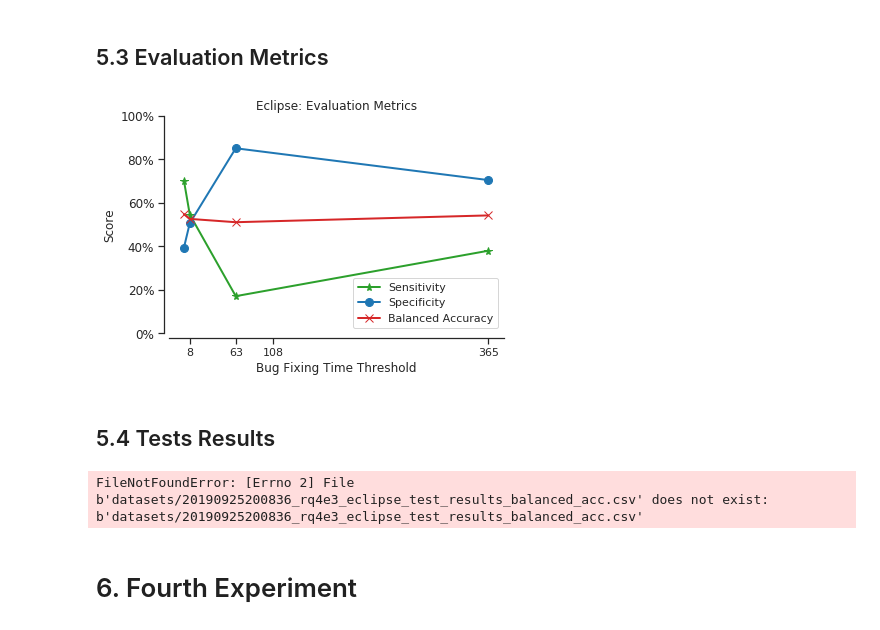
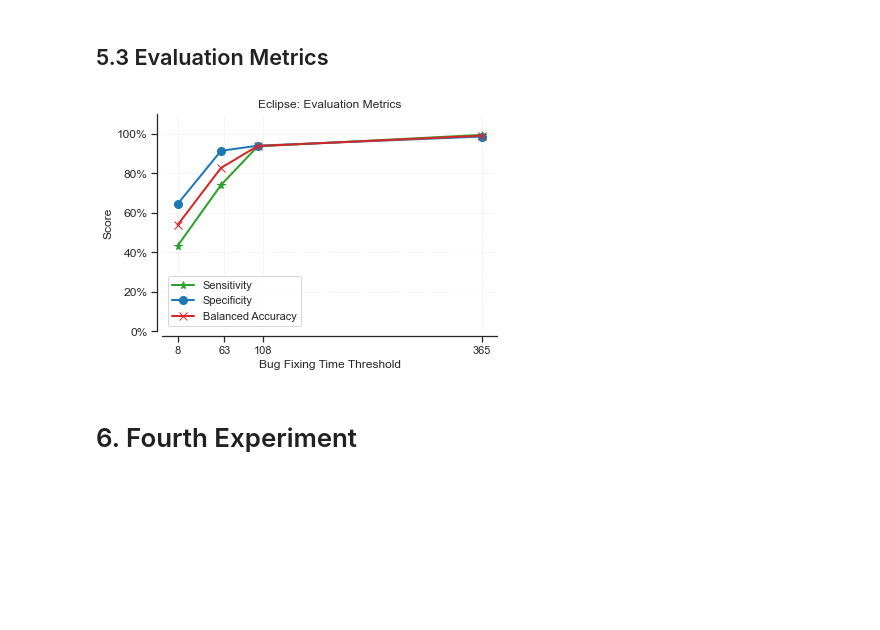
Before and after one commit to gomesluiz/long-lived-bug-predictor, a Jupyter notebook: notebooks/20200917_long_lived_prediction_rq4_data_analysis.ipynb, the cells around one changed output. Drawn from its saved outputs; the diff is of its cells as text; code cells hidden in the pictures; blank space fills up the shorter version.

```diff
--- a/notebooks/20200917_long_lived_prediction_rq4_data_analysis.ipynb
+++ b/notebooks/20200917_long_lived_prediction_rq4_data_analysis.ipynb
@@ -354,10 +311,12 @@ def plot_line(x_ticks, x_label, experiment, data, id_var):
 
     plt.yticks(fontsize=SMALL_SIZE)
     plt.ylabel('Score', fontsize=SMALL_SIZE)
-    plt.ylim(0, 1)
+    plt.ylim(0, 1.1)
     plt.gca().set_yticklabels(['{:.0f}%'.format(x*100) for x in plt.gca().get_yticks()])
+    plt.grid(linestyle='--', linewidth=0.5, alpha=0.5)
+
 
     plt.title("Eclipse: Evaluation Metrics", fontsize=SMALL_SIZE)
     plt.legend()
-    plt.savefig(f"figures/rq4e{experiment}-eclipse-evaluation-metrics.pdf", format="pdf", dpi=600, bbox_inches='tight')
+    plt.savefig(f"../output/figures/rq4e{experiment}-eclipse-evaluation-metrics.pdf", format="pdf", dpi=600, bbox_inches='tight')
 # %%
@@ -408,7 +351,6 @@ Every bug which its report have indicated that the number of days to resolve is
 ## 5.2 Review Data
 # %%
 eclipse_metrics_in_train = pd.read_csv("../output/data/20200916_r4_3b_predict_long_lived_bug_train_final.csv", sep=",")
-eclipse_metrics_in_train = eclipse_metrics_in_train.loc[eclipse_metrics_in_train.classifier == 'svm']
 eclipse_metrics_in_train.head()
 # %% [output]
 |  | tn | fp | fn | tp | Resample | acc | sensitivity | specificity | balanced_acc | ... |
@@ -428,14 +370,0 @@ Name: threshold, dtype: int64
-# %%
-eclipse_best_metrics_in_train = pd.DataFrame()
-for threshold in [365, 102, 59, 8]:
-    eclipse_metrics_in_train_filtered  = eclipse_metrics_in_train.loc[eclipse_metrics_in_train.threshold == threshold]
-    eclipse_metrics_in_train_grouped   = eclipse_metrics_in_train_filtered.groupby(['feature', 'balancing', 'max_term', 'threshold']).agg({'balanced_acc': 'mean'})
-    eclipse_metrics_in_train_flattened = eclipse_metrics_in_train_grouped.reset_index()
-
-    if eclipse_best_metrics_in_train.empty:
-       eclipse_best_metrics_in_train = pd.DataFrame(columns=eclipse_metrics_in_train_flattened.columns)
-
-    eclipse_best_metrics_in_train.loc[eclipse_best_metrics_in_train.size] = eclipse_metrics_in_train_flattened.iloc[0]
-
-eclipse_metrics_in_train=pd.merge(eclipse_metrics_in_train, eclipse_best_metrics_in_train[['feature', 'balancing', 'max_term', 'threshold']], on=['feature', 'balancing', 'max_term', 'threshold'])
-eclipse_metrics_in_train.head(20)
@@ -473,0 +371,4 @@ display(eclipse_metrics_in_train_flattened)
+# %%
+eclipse_metrics_in_train_summarized = eclipse_metrics_in_train.groupby(['classifier', 'feature', 'balancing', 'metric', 'max_term', 'threshold']).agg({'sensitivity': 'mean', 'specificity':'mean', 'balanced_acc': 'mean'})
+eclipse_metrics_in_train_summarized = eclipse_metrics_in_train_summarized.reset_index()
+eclipse_metrics_in_train_summarized.sort_values('balanced_acc', ascending=False)
@@ -474,25 +381,9 @@ display(eclipse_metrics_in_train_flattened)
 # %% [markdown]
 ## 5.3 Evaluation Metrics
 # %%
-plot_line([8, 63, 108, 365], "Bug Fixing Time Threshold", "3", e3_metrics_data, "threshold")
+plot_line([8, 63, 108, 365], "Bug Fixing Time Threshold", "3", eclipse_metrics_in_train_summarized, "threshold")
 # %% [output]
-[figure, old version]
+[figure, new version]
-# %% [markdown]
-## 5.4 Tests Results
-# %%
-e3_tests_data = pd.read_csv(e3_tests_path)
-bug_reports_data = pd.read_csv(bug_reports_path)
-test_e3_merged_data = pd.merge(
-    bug_reports_data,
-    e2_tests_data[['bug_id', 'long_lived', 'y_hat']],
-    left_on='bug_id',
-    right_on='bug_id',
-    how='inner'
-)
-correct_predicted_bugs = test_e3_merged_data.query('long_lived == "Y" and y_hat == "Y"')
-correct_predicted_bugs.head()
-# %% [output]
-FileNotFoundError: [Errno 2] File b'datasets/20190925200836_rq4e3_eclipse_test_results_balanced_acc.csv' does not exist: b'datasets/20190925200836_rq4e3_eclipse_test_results_balanced_acc.csv'
 # %% [markdown]
 # 6. Fourth Experiment
 # %% [markdown]
```
Also changed, not shown: parts of 36 cells of this notebook, 6 other files.
